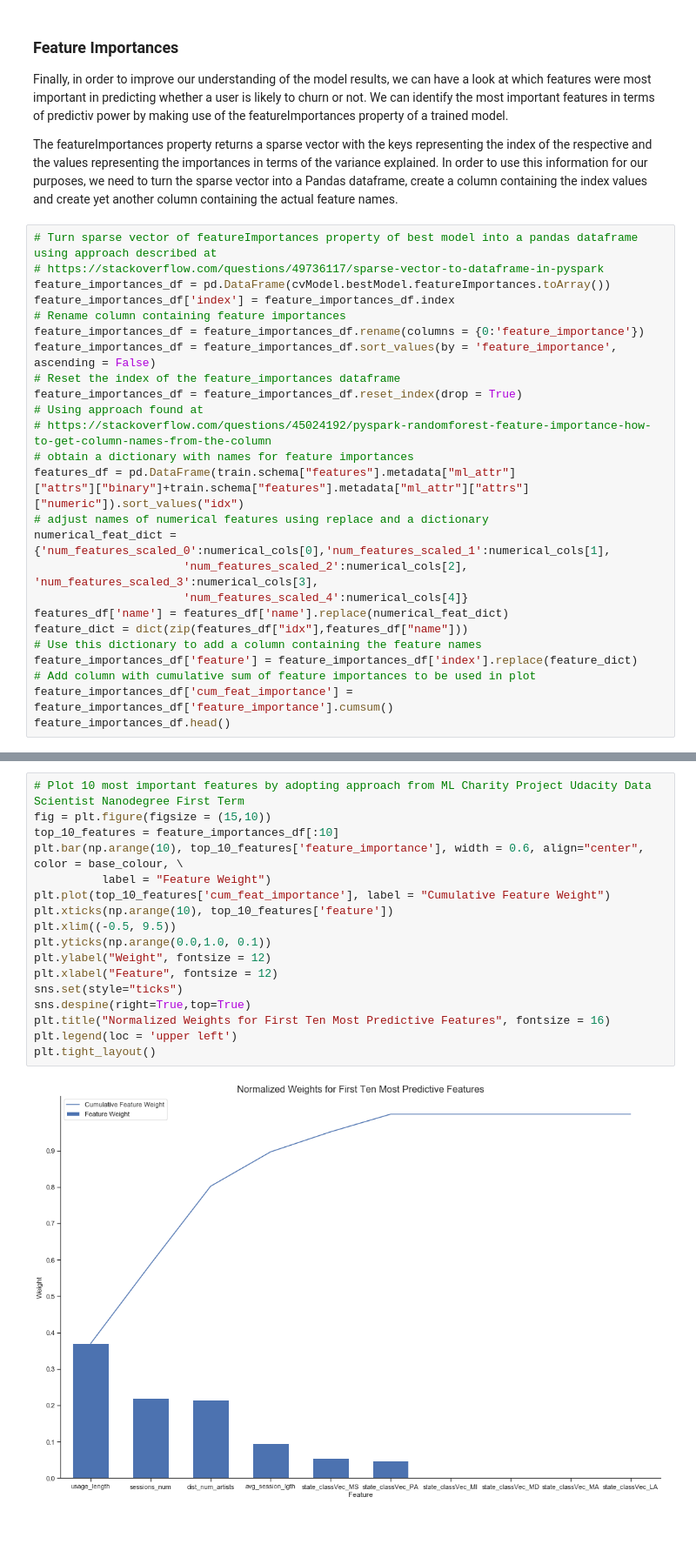
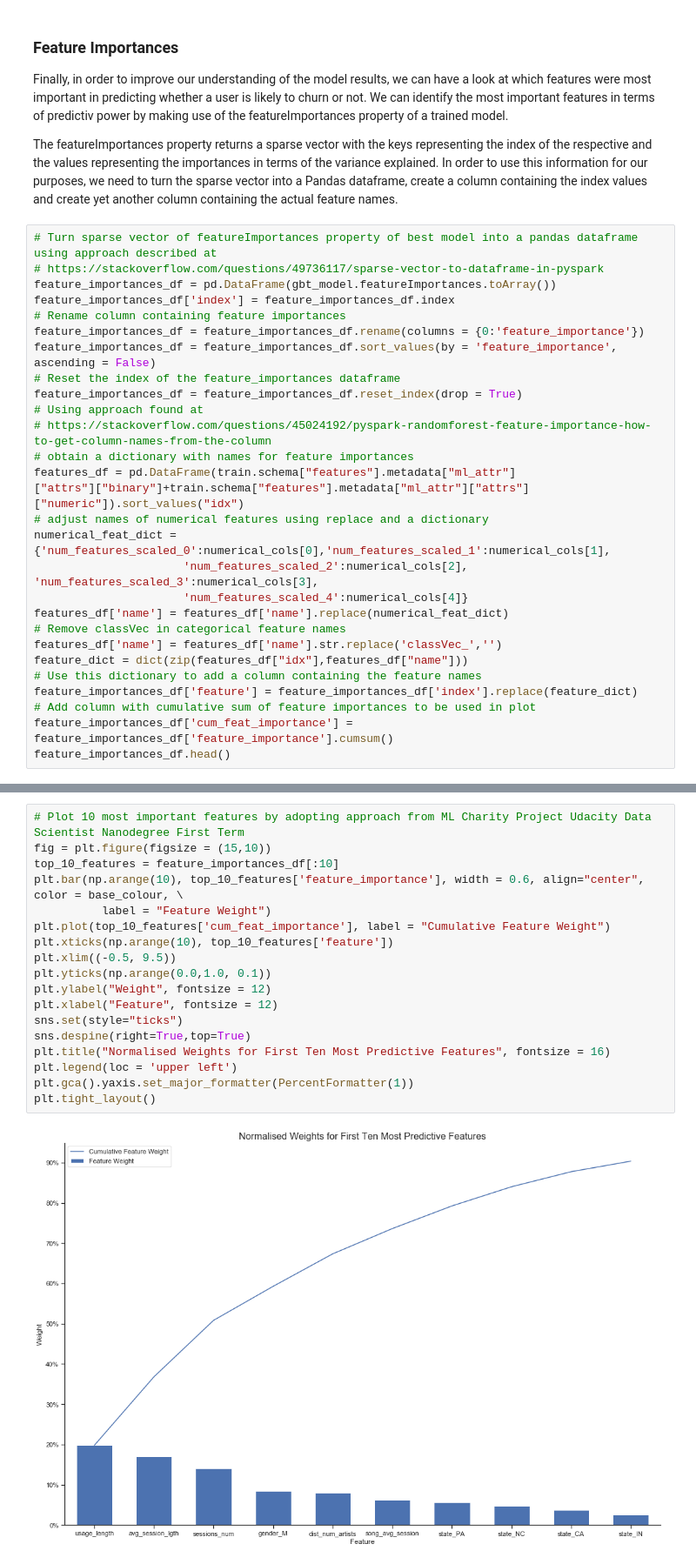
Before and after one commit to hendrik-sill/DSND-Sparkify-Capstone-Project, a Jupyter notebook: Sparkify.ipynb, the cells around one changed output, grey strips where cells are left out. Shown at 87% size. Cells and saved outputs as stored; diff of their text form; blank space fills up the shorter version.

Commit message:
improved model selection, corrected plot

```diff
--- a/Sparkify.ipynb
+++ b/Sparkify.ipynb
@@ -913,7 +913,7 @@ The featureImportances property returns a sparse vector with the keys representi
 # %%
 # Turn sparse vector of featureImportances property of best model into a pandas dataframe using approach described at
 # https://stackoverflow.com/questions/49736117/sparse-vector-to-dataframe-in-pyspark
-feature_importances_df = pd.DataFrame(cvModel.bestModel.featureImportances.toArray())
+feature_importances_df = pd.DataFrame(gbt_model.featureImportances.toArray())
 feature_importances_df['index'] = feature_importances_df.index
 # Rename column containing feature importances
 feature_importances_df = feature_importances_df.rename(columns = {0:'feature_importance'})
@@ -930,6 +930,8 @@ numerical_feat_dict = {'num_features_scaled_0':numerical_cols[0],'num_features_s
                       'num_features_scaled_2':numerical_cols[2], 'num_features_scaled_3':numerical_cols[3],
                       'num_features_scaled_4':numerical_cols[4]}
 features_df['name'] = features_df['name'].replace(numerical_feat_dict)
+# Remove classVec in categorical feature names
+features_df['name'] = features_df['name'].str.replace('classVec_','')
 feature_dict = dict(zip(features_df["idx"],features_df["name"]))
 # Use this dictionary to add a column containing the feature names
 feature_importances_df['feature'] = feature_importances_df['index'].replace(feature_dict)
@@ -946,22 +948,23 @@ feature_importances_df.head()
 # %%
 # Plot 10 most important features by adopting approach from ML Charity Project Udacity Data Scientist Nanodegree First Term
 fig = plt.figure(figsize = (15,10))
 top_10_features = feature_importances_df[:10]
 plt.bar(np.arange(10), top_10_features['feature_importance'], width = 0.6, align="center", color = base_colour, \
           label = "Feature Weight")
 plt.plot(top_10_features['cum_feat_importance'], label = "Cumulative Feature Weight")
 plt.xticks(np.arange(10), top_10_features['feature'])
 plt.xlim((-0.5, 9.5))
 plt.yticks(np.arange(0.0,1.0, 0.1))
 plt.ylabel("Weight", fontsize = 12)
 plt.xlabel("Feature", fontsize = 12)
 sns.set(style="ticks")
 sns.despine(right=True,top=True)
-plt.title("Normalized Weights for First Ten Most Predictive Features", fontsize = 16)
+plt.title("Normalised Weights for First Ten Most Predictive Features", fontsize = 16)
 plt.legend(loc = 'upper left')
+plt.gca().yaxis.set_major_formatter(PercentFormatter(1))
 plt.tight_layout()
 # %% [output]
-[figure, old version]
+[figure, new version]
 # %% [markdown]
 ### Brief Interpretation of Feature Weights
 
```
Also changed, not shown: parts of 5 cells of this notebook.
